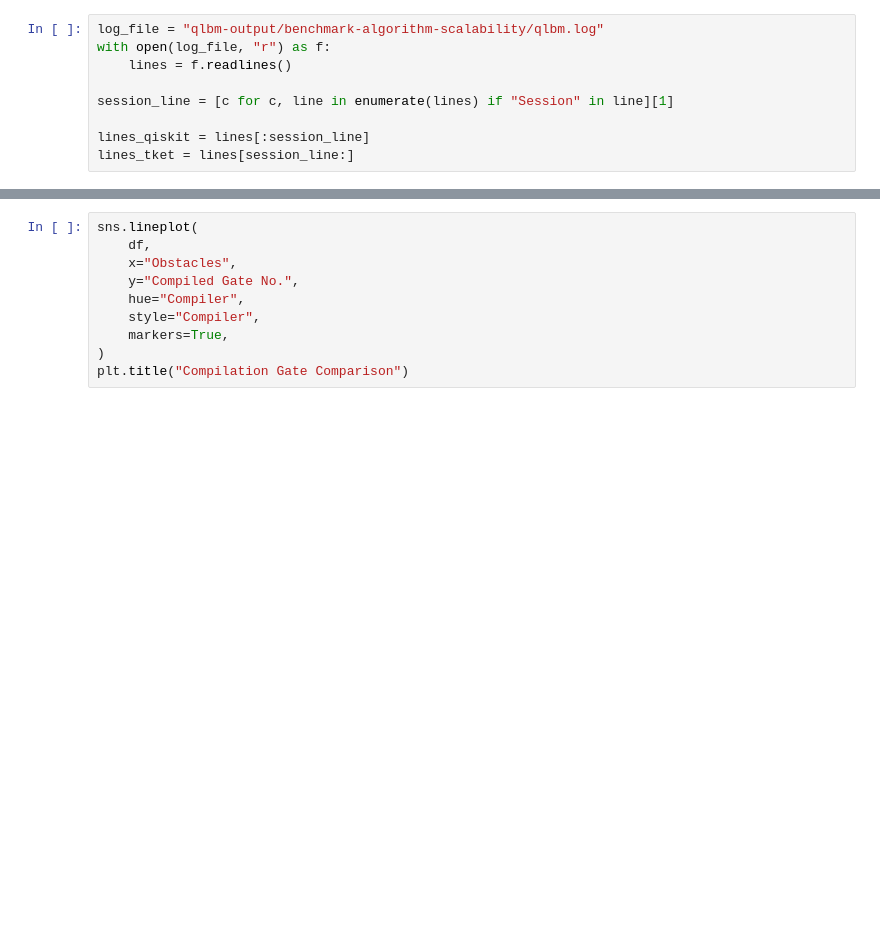
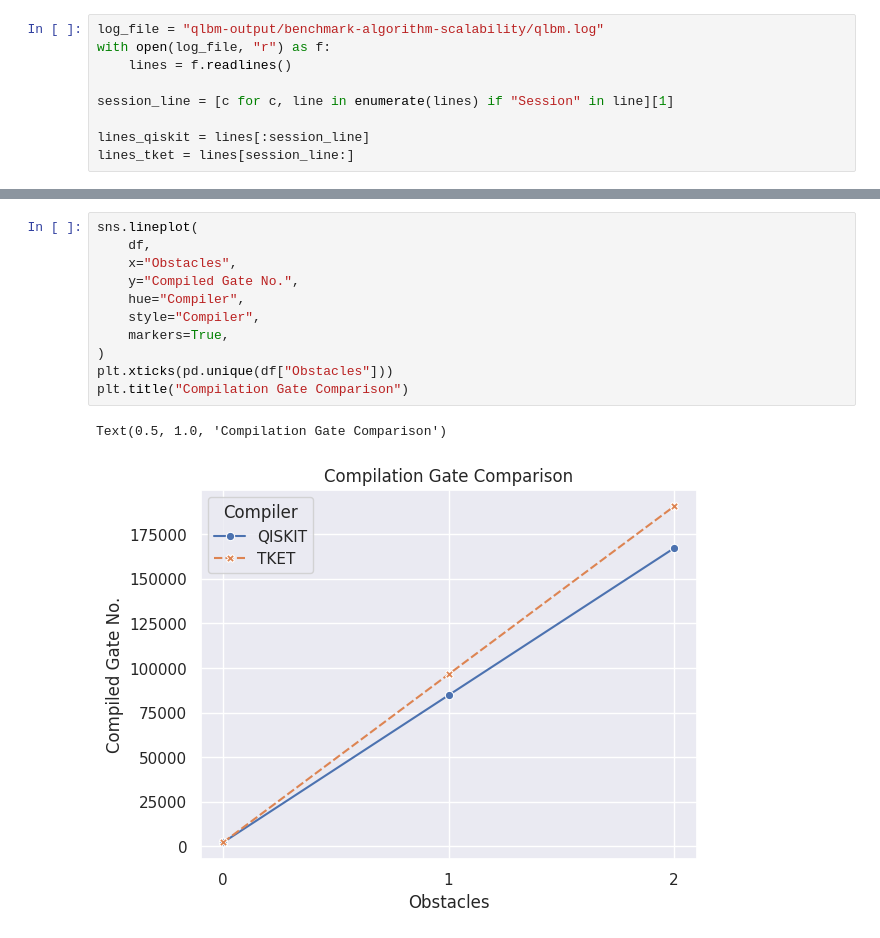
Before and after one commit to QCFD-Lab/qlbm, a Jupyter notebook: demos/benchmarks/algorithm_scalability.ipynb, the cells around one changed output, grey strips where cells are left out. Saved outputs shown, nothing was run; the diff lists cells and outputs as text; blank space fills up the shorter version.

```diff
--- a/demos/benchmarks/algorithm_scalability.ipynb
+++ b/demos/benchmarks/algorithm_scalability.ipynb
@@ -207,11 +229,15 @@ plt.title("Compilation Depth Comparison")
 # %%
 sns.lineplot(
     df,
     x="Obstacles",
     y="Compiled Gate No.",
     hue="Compiler",
     style="Compiler",
     markers=True,
 )
+plt.xticks(pd.unique(df["Obstacles"]))
 plt.title("Compilation Gate Comparison")
+# %% [output]
+Text(0.5, 1.0, 'Compilation Gate Comparison')
+[figure, added]
 # %%
```
Also changed, not shown: parts of 9 cells of this notebook, 19 other files.
